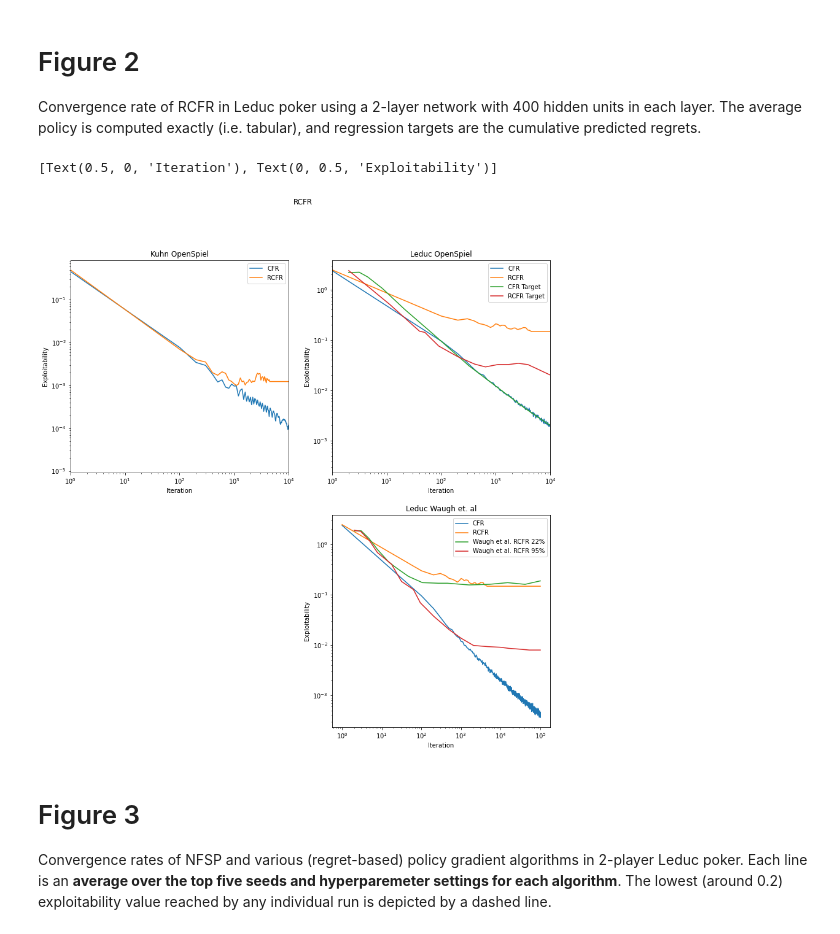
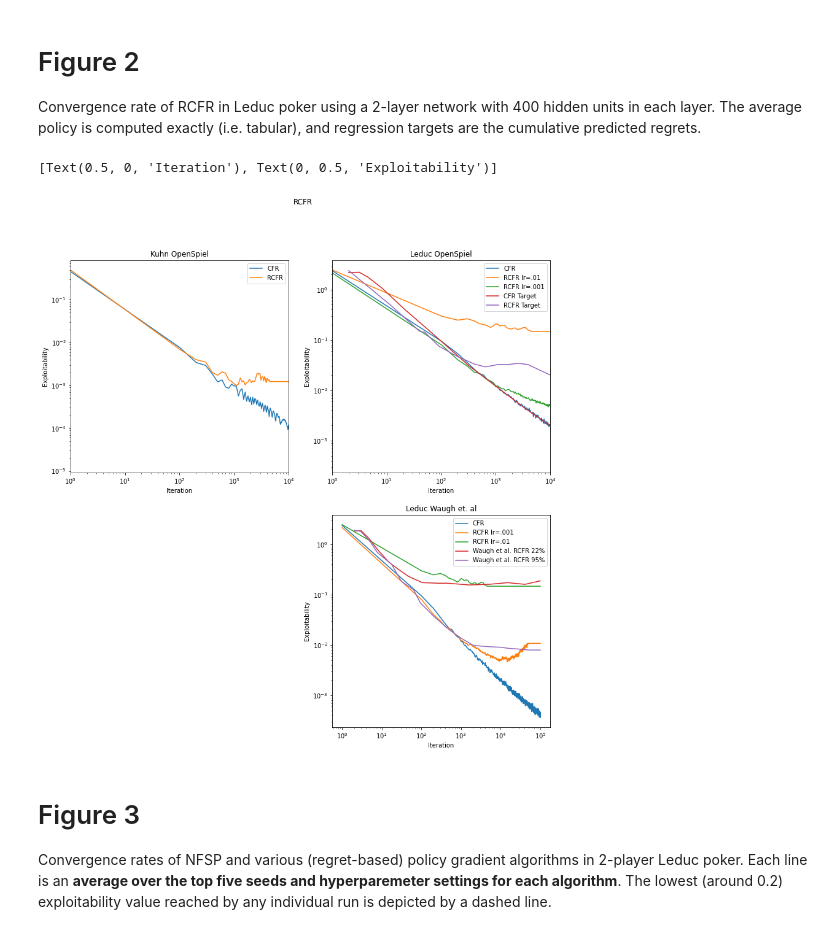
Before and after one commit to aicenter/openspiel_reproductions, a Jupyter notebook: benchmarks.ipynb, the cells around one changed output. Drawn from its saved outputs; the diff is of its cells as text; code cells hidden in the pictures.

```diff
--- a/benchmarks.ipynb
+++ b/benchmarks.ipynb
@@ -31,19 +9,0 @@ import numpy as np
-# %%
-def load_batch(log_records, idx_offset=0):
-    dat = pd.DataFrame()
-    for path, label in log_records:
-        d = pd.read_csv(path)
-        d = d.set_index('iteration').rename(columns={'exploitability':label})
-        dat = dat.join(d, how='outer')
-    dat.index += idx_offset
-    return dat
-
-def log_interp(df, method="index"):
-    df.index = df.index.map(np.log)
-    df = df.apply(np.log)
-
-    df = df.interpolate(method=method)
-
-    df.index = df.index.map(np.exp)
-    df = df.apply(np.exp)
-    return df
@@ -102,7 +78,9 @@ kuhn_logs = [("./logs/cfr_kuhn_1.csv", "CFR"),
             ]
 
 leduc_logs = [("./logs/cfr_leduc_2.csv", "CFR"),
-              ("./logs/rcfr_leduc_1.csv", "RCFR"),
+              #("./logs/rcfr_leduc_lr10-1_0.csv", "RCFR lr=.1"),
+              ("./logs/rcfr_leduc_1.csv", "RCFR lr=.01"),
+              ("./logs/rcfr_leduc_lr10-3_0.csv", "RCFR lr=.001"),
               ("./target_results/fig2_cfr_leduc.csv", "CFR Target"),
               ("./target_results/fig2_rcfr_leduc.csv", "RCFR Target"),
               ("./target_results/rcfr_waugh_leduc_22.csv", "Waugh et al. RCFR 22%"),
@@ -111,37 +89,37 @@ leduc_logs = [("./logs/cfr_leduc_2.csv", "CFR"),
 
 kuhn_dat = log_interp(load_batch(kuhn_logs, idx_offset=1))
 leduc_dat = log_interp(load_batch(leduc_logs, idx_offset=1))
 
 # milli blind conversion, additional 1/10 scale correct for error in plot extraction
 leduc_dat["Waugh et al. RCFR 22%"] *= .0001
 leduc_dat["Waugh et al. RCFR 95%"] *= .0001
 
 # nash conv -> exp
 leduc_dat["CFR Target"] /= 2
 leduc_dat["RCFR Target"] /= 2
 
 log_log = True
 fig, axes = plt.subplots(nrows=2, ncols=2, figsize=(14,14))
 fig.suptitle('RCFR')
 fig.delaxes(axes[1,0])
 
 ax = kuhn_dat.plot(title="Kuhn OpenSpiel", logy=log_log, logx=log_log, ax=axes[0,0])
 ax.set(xlabel="Iteration", ylabel="Exploitability")
 ax.set_xlim((1, 10e3))
 
-os_targets = ["CFR", "RCFR", "CFR Target", "RCFR Target"]
+os_targets = ["CFR", "RCFR lr=.01", "RCFR lr=.001", "CFR Target", "RCFR Target"]
 ax = leduc_dat[os_targets].plot(title="Leduc OpenSpiel", logy=log_log, logx=log_log, ax=axes[0,1])
 ax.set(xlabel="Iteration", ylabel="Exploitability")
 ax.set_xlim((1, 10e3))
 #ax.set_ylim((10e-4, 10))
 
-os_targets = ["CFR", "RCFR", "Waugh et al. RCFR 22%", "Waugh et al. RCFR 95%"]
-ax = leduc_dat[os_targets].plot(title="Leduc Waugh et. al", logy=log_log, logx=log_log, ax=axes[1,1])
+waugh_targets = ["CFR", "RCFR lr=.001", "RCFR lr=.01", "Waugh et al. RCFR 22%", "Waugh et al. RCFR 95%"]
+ax = leduc_dat[waugh_targets].plot(title="Leduc Waugh et. al", logy=log_log, logx=log_log, ax=axes[1,1])
 ax.set(xlabel="Iteration", ylabel="Exploitability")
 #ax.set_xlim((1, 10e3))
 # %% [output]
 [Text(0.5, 0, 'Iteration'), Text(0, 0.5, 'Exploitability')]
-[figure, old version]
+[figure, new version]
 # %% [markdown]
 # Figure 3
 Convergence rates of NFSP and various (regret-based) policy gradient algorithms in 2-player Leduc poker. Each line is an __average over the top five seeds and hyperparemeter settings for each algorithm__. The lowest (around 0.2) exploitability value reached by any individual run is depicted by a dashed line.
```
Also changed, not shown: parts of 8 cells of this notebook, 3 other files.
